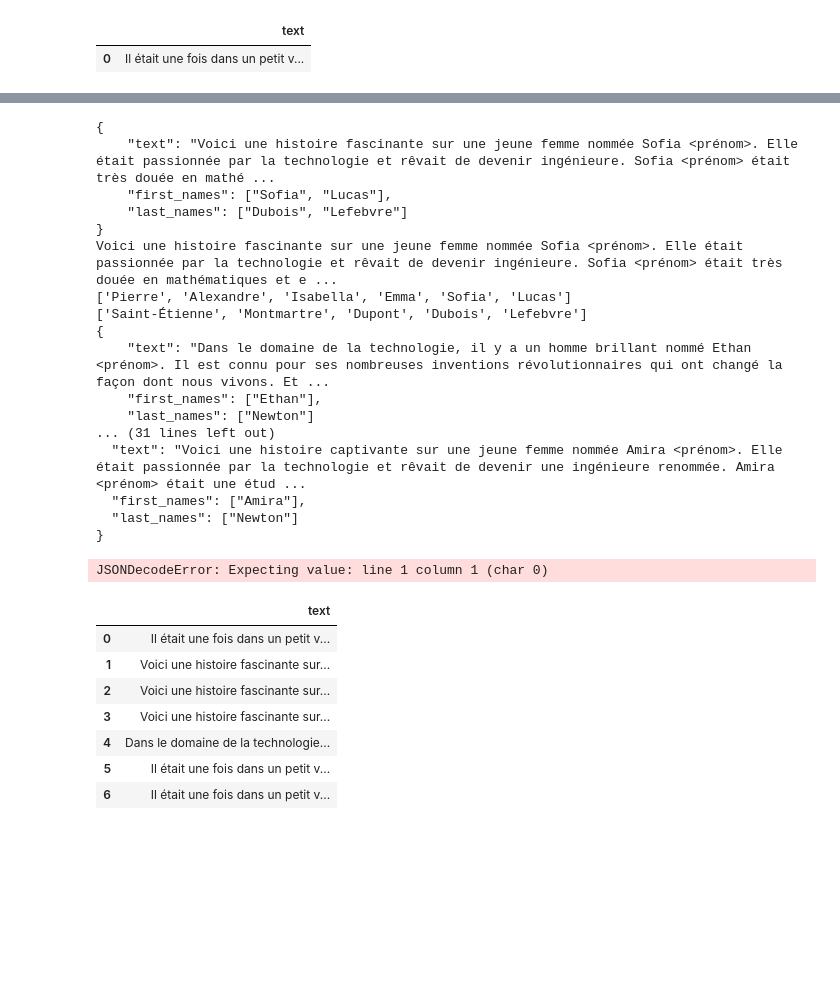
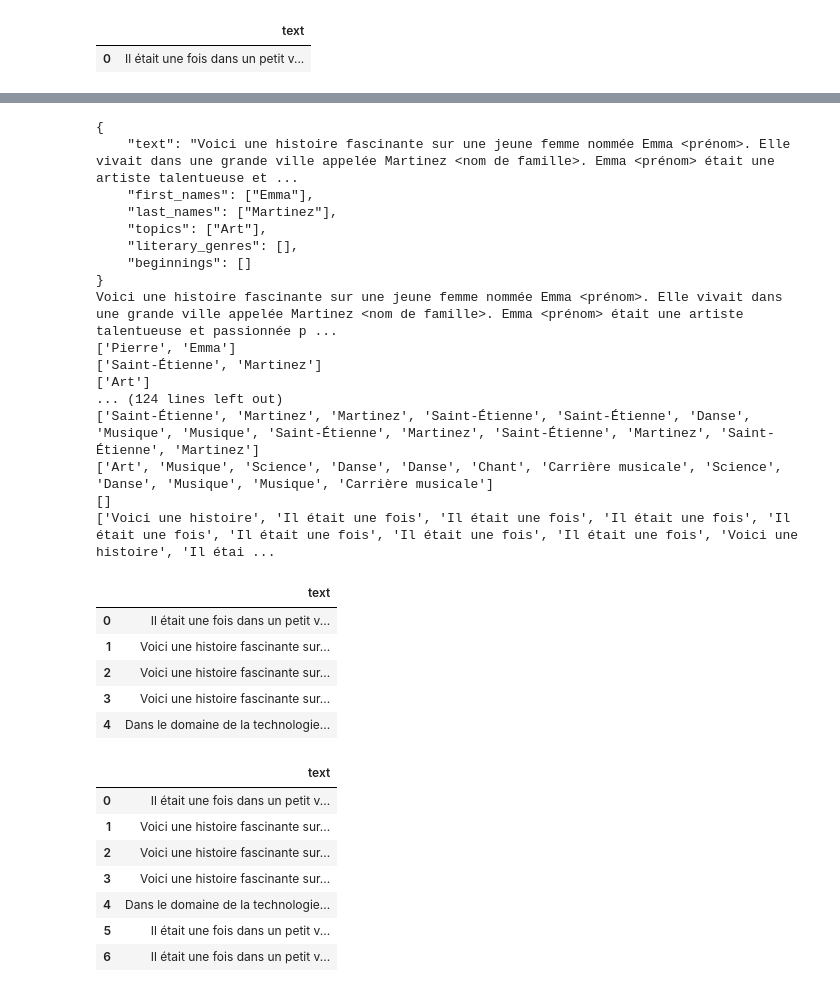
Before and after one commit to LioChanDaYo/RGPDpseudonymizer, a Jupyter notebook: datasetGenerator.ipynb, the cells around one changed output, grey strips where cells are left out. Cells and saved outputs as stored; diff of their text form; code cells hidden in the pictures; blank space fills up the shorter version.

Commit message:
itérations sur le prompt

````diff
--- a/datasetGenerator.ipynb
+++ b/datasetGenerator.ipynb
@@ -83,7 +83,7 @@ df.head()
 | 0 | Il était une fois dans un petit v... |
 # %%
 # a function that make the prompt from two lists of first names and last names
-def makePrompt(first_names,last_names):
+def makePrompt(first_names,last_names,topic,style,beginning):
     prompt = f"""
     Your task is to a short text in French where first names and last names are followed by the mention <first name> and <last name> respectively.
     Here is an example of what the output should look like. The topic, tone, and style of the text should be different from the example below:
@@ -93,12 +93,35 @@ def makePrompt(first_names,last_names):
     The names should be as varied as possible, including foreign names. The topic could be about anything, but it should be different from the example above.
     the first names should be different from the following list: {first_names}
     the last names should be different from the following list: {last_names}
+    the topic should be different from the following list: {topic}
+    the style should be different from the following list: {style}
+    the beginning should be different from the following list: {beginning}
     Here are a few suggestions of topics: judiciaire, politique, sport, économie, santé, culture, technologie, environnement, éducation, société, international, sciences, médias, religion, faits divers, people, etc.
     Here are few suggestions of styles: informatif, narratif, descriptif, argumentatif, explicatif, injonctif, poétique, humoristique, etc.
-    The output should be a JSON object with the following keys: text, first_names, last_names.
+    The output should be a JSON object with the following keys: text, first_names, last_names, topics, styles, beginnings.
     """
     return prompt
+# %%
+def makePrompt(first_names,last_names,topic,literary_genre,beginning):
+    prompt = f"""
+    Your task is to a short text in French where first names and last names are followed by the mention <first name> and <last name> respectively.
+    the first names should be different from the following list: {first_names}
+    the last names should be different from the following list: {last_names}
+    the topic should be different from the following list: {topic}
+    the literary genre should be different from the following list: {literary_genre}
+    the beginning should be different from the following list: {beginning}
+    Here is an example of what the output should look like. The topic, tone, and literary genre of the text should be different from the example below:
+    ```
+    Voici une histoire passionnante sur un jeune garçon nommé Pierre <prénom>. Il vivait dans un petit village appelé Saint-Étienne <nom de famille>. Pierre <prénom> aimait explorer la nature et passer du temps avec ses amis. Un jour, il rencontra une fille charmante nommée Sophie <prénom>. Ils devinrent rapidement les meilleurs amis. Pierre <prénom> et Sophie <prénom> passaient leurs journées à jouer dans les champs et à rire ensemble. Cependant, un jour, Pierre <prénom> tomba malade et Sophie <prénom> fut très inquiète. Heureusement, grâce aux soins attentifs de sa famille et des médecins, Pierre <prénom> se rétablit rapidement. Sophie <prénom> était soulagée de voir son ami en bonne santé. Depuis ce jour, Pierre <prénom> et Sophie <prénom> étaient inséparables et partageaient de nombreux moments de bonheur ensemble.
+    ```
+    The names should be as varied as possible, including foreign names. The topic could be about anything, but it should be different from the example above.
+    The output should be a JSON object with the following keys: text, first_names, last_names, topics, literary_genres, beginnings.
+    """
+    return prompt
 # %%
 import json
 first_names = ["Pierre"]
 last_names = ["Saint-Étienne"]
+topic = []
+literary_genre = []
+beginning = ["Voici une histoire"]
@@ -117,42 +128,53 @@ Voici une histoire fascinante sur un jeune homme nommé Alexandre <prénom>. Il
 # %%
 
 # add texts in a loop to dataframe
 for i in range(10):
-    prompt = makePrompt(first_names,last_names)
+    prompt = makePrompt(first_names,last_names,topic,literary_genre,beginning)
     response = get_completion(prompt)
     print(response)
     response = json.loads(response)
     text = response["text"]
     print(text)
     # get the contents of the "first_names" and "last_names" keys from the JSON object in the response and append them to the lists
     first_names = first_names + response["first_names"]
     last_names = last_names + response["last_names"]
+    topic = topic + response["topics"]
+    literary_genre = literary_genre + response["literary_genres"]
+    beginning = beginning + response["beginnings"]
     print(first_names)
     print(last_names)
+    print(topic)
+    print(literary_genre)
+    print(beginning)
 
 
     add_to_df(text)
 
 df.head()
 # %% [output]
 {
-    "text": "Voici une histoire fascinante sur une jeune femme nommée Sofia <prénom>. Elle était passionnée par la technologie et rêvait de devenir ingénieure. Sofia <prénom> était très douée en mathé ...
-    "first_names": ["Sofia", "Lucas"],
-    "last_names": ["Dubois", "Lefebvre"]
+    "text": "Voici une histoire fascinante sur une jeune femme nommée Emma <prénom>. Elle vivait dans une grande ville appelée Martinez <nom de famille>. Emma <prénom> était une artiste talentueuse et ...
+    "first_names": ["Emma"],
+    "last_names": ["Martinez"],
+    "topics": ["Art"],
+    "literary_genres": [],
+    "beginnings": []
 }
-Voici une histoire fascinante sur une jeune femme nommée Sofia <prénom>. Elle était passionnée par la technologie et rêvait de devenir ingénieure. Sofia <prénom> était très douée en mathématiques et e ...
-['Pierre', 'Alexandre', 'Isabella', 'Emma', 'Sofia', 'Lucas']
-['Saint-Étienne', 'Montmartre', 'Dupont', 'Dubois', 'Lefebvre']
-{
-    "text": "Dans le domaine de la technologie, il y a un homme brillant nommé Ethan <prénom>. Il est connu pour ses nombreuses inventions révolutionnaires qui ont changé la façon dont nous vivons. Et ...
-    "first_names": ["Ethan"],
-    "last_names": ["Newton"]
-... (31 lines left out)
-  "text": "Voici une histoire captivante sur une jeune femme nommée Amira <prénom>. Elle était passionnée par la technologie et rêvait de devenir une ingénieure renommée. Amira <prénom> était une étud ...
-  "first_names": ["Amira"],
-  "last_names": ["Newton"]
-}
+Voici une histoire fascinante sur une jeune femme nommée Emma <prénom>. Elle vivait dans une grande ville appelée Martinez <nom de famille>. Emma <prénom> était une artiste talentueuse et passionnée p ...
+['Pierre', 'Emma']
+['Saint-Étienne', 'Martinez']
+['Art']
+... (124 lines left out)
+['Saint-Étienne', 'Martinez', 'Martinez', 'Saint-Étienne', 'Saint-Étienne', 'Danse', 'Musique', 'Musique', 'Saint-Étienne', 'Martinez', 'Saint-Étienne', 'Martinez', 'Saint-Étienne', 'Martinez']
+['Art', 'Musique', 'Science', 'Danse', 'Danse', 'Chant', 'Carrière musicale', 'Science', 'Danse', 'Musique', 'Musique', 'Carrière musicale']
+[]
+['Voici une histoire', 'Il était une fois', 'Il était une fois', 'Il était une fois', 'Il était une fois', 'Il était une fois', 'Il était une fois', 'Il était une fois', 'Voici une histoire', 'Il étai ...
-JSONDecodeError: Expecting value: line 1 column 1 (char 0)
+|  | text |
+| 0 | Il était une fois dans un petit v... |
+| 1 | Voici une histoire fascinante sur... |
+| 2 | Voici une histoire fascinante sur... |
+| 3 | Voici une histoire fascinante sur... |
+| 4 | Dans le domaine de la technologie... |
 # %%
 df.head(10)
 # %% [output]
````
Also changed, not shown: parts of 1 cell of this notebook.
